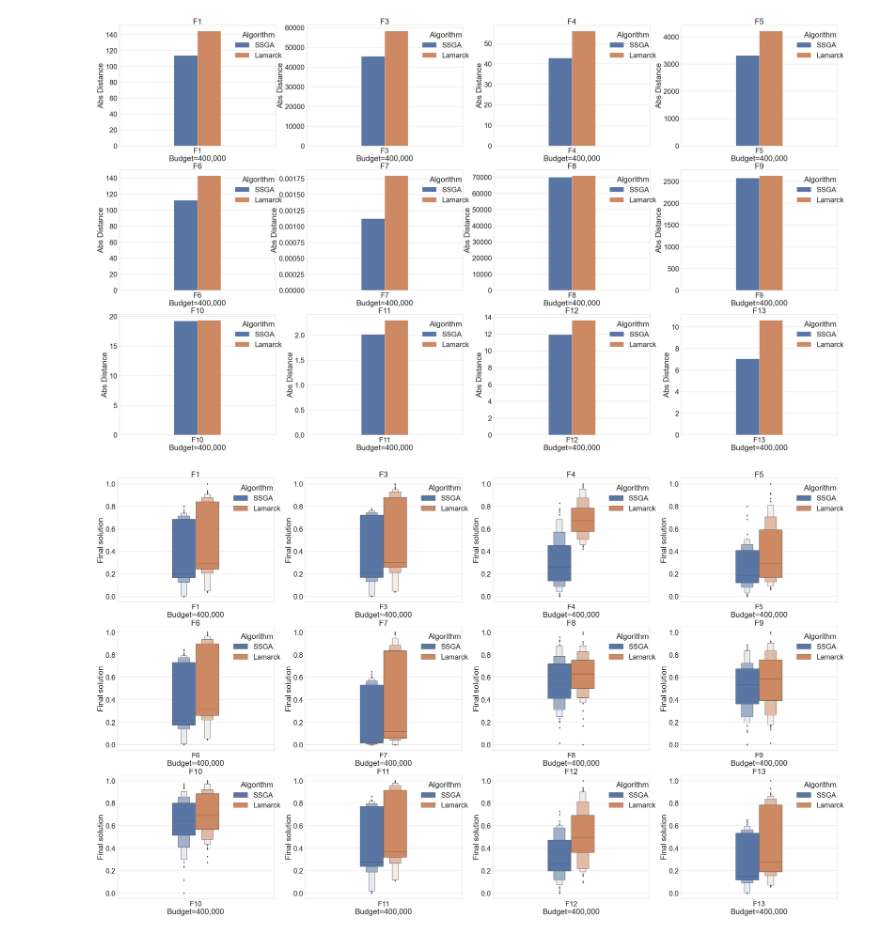
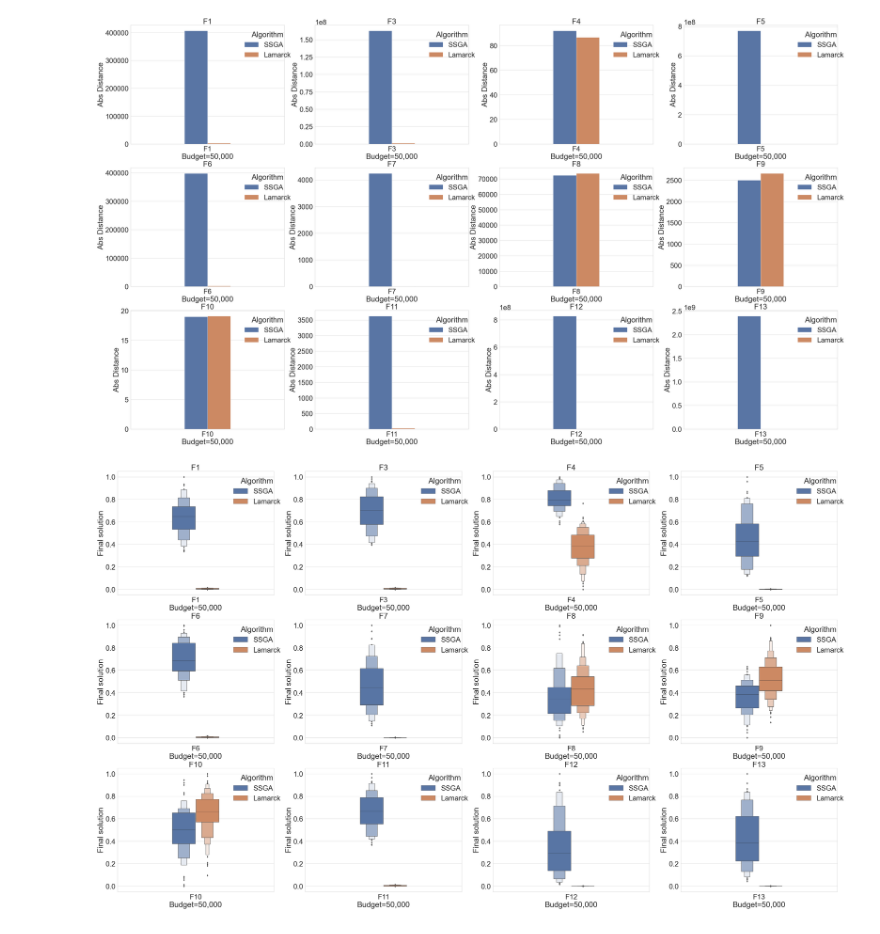
Before and after one commit to JIAOJIAOMEI/Evolution_algorithm, a Jupyter notebook: Experiment15/plots/distance.ipynb, the cells around one changed output. Drawn from its saved outputs; the diff is of its cells as text; code cells hidden in the pictures.

```diff
--- a/Experiment15/plots/distance.ipynb
+++ b/Experiment15/plots/distance.ipynb
@@ -22,5 +22,5 @@ lamarck
 # %%
-baldiwn = pd.read_csv("/Users/meijiaojiao/Desktop/Evolution_algorithm/Experiment13/Baldwin/Baldwin_rawdata.csv",header=0,index_col=[0,1])
+baldiwn = pd.read_csv("/Users/meijiaojiao/Desktop/Evolution_algorithm/Experiment12/Baldwin/Baldwin_rawdata.csv",header=0,index_col=[0,1])
 baldiwn
 # %% [output]
 |  |  | 590 | 579 | 588 | 589 | 569 | 558 | 542 | 562 |
@@ -39,5 +39,5 @@ baldiwn
 # %%
-ssga = pd.read_csv("/Users/meijiaojiao/Desktop/Evolution_algorithm/Experiment13/SSGA/SSGA_rawdata.csv",header=0,index_col=[0,1])
+ssga = pd.read_csv("/Users/meijiaojiao/Desktop/Evolution_algorithm/Experiment12/SSGA/SSGA_rawdata.csv",header=0,index_col=[0,1])
 ssga
 # %% [output]
 |  |  | 590 | 579 | 588 | 589 | 569 | 558 | 542 | 562 |
@@ -136,7 +135,7 @@ def show_graph(dataframe):
         plt.subplot(dist_rows, dist_cols, i)
         ax =sns.barplot(data=data,y="distance",x="Function",hue="Algorithm",width=0.3,errorbar=None)
         sns.move_legend(ax, "upper left", bbox_to_anchor=(0.7, 1),frameon=False)
-        plt.xlabel("Budget=400,000")
+        plt.xlabel("Budget=50,000")
         plt.ylabel(f"Abs Distance")
         plt.title(f"{func}")
         i = i + 1
@@ -163,7 +162,7 @@ def show_graph(dataframe):
         ax = sns.boxenplot(data=data, y="norm", x="Function", hue="Algorithm", width=0.3)
         sns.move_legend(ax, "upper left", bbox_to_anchor=(0.7, 1), frameon=False)
         # plt.axhline(y=op[i-1],color="red",linewidth=1)
-        plt.xlabel("Budget=400,000")
+        plt.xlabel("Budget=50,000")
         plt.ylabel(f"Final solution")
         plt.title(f"{func}")
         i = i + 1
@@ -192,27 +191,27 @@ cond
 # %%
 func_list=["F"+str(i) for i in function_list]
 def show_graph(dataframe):
     sns.set_theme(style="whitegrid",font_scale=1.5)
     sns.set_style("ticks",{'axes.grid' : True})
     dist_cols = 4
     dist_rows = 5
     plt.figure(figsize=(15 * dist_cols, 12 * dist_rows))
     i = 1
     for func in func_list:
         sns.set_theme(style="whitegrid",font_scale=3)
         data = dataframe[dataframe["Function"] == func]
         plt.subplot(dist_rows, dist_cols, i)
         ax =sns.barplot(data=data,y="distance",x="Function",hue="Algorithm",width=0.3,errorbar=None)
         sns.move_legend(ax, "upper left", bbox_to_anchor=(0.7, 1),frameon=False)
-        plt.xlabel("Budget=400,000")
+        plt.xlabel("Budget=50,000")
         plt.ylabel(f"Abs Distance")
         plt.title(f"{func}")
         i = i + 1
     plt.savefig("./distance2.png", dpi=400,bbox_inches='tight')
     plt.show()
 show_graph(dataframe=cond)
 # %% [output]
-[figure, old version]
+[figure, new version]
 # %%
 
 minmax = cond.copy()
@@ -230,7 +229,7 @@ def show_graph(dataframe):
         plt.subplot(dist_rows, dist_cols, i)
         ax = sns.boxenplot(data=data, y="norm", x="Function", hue="Algorithm", width=0.3)
         sns.move_legend(ax, "upper left", bbox_to_anchor=(0.7, 1), frameon=False)
-        plt.xlabel("Budget=400,000")
+        plt.xlabel("Budget=50,000")
         plt.ylabel(f"Final solution")
         plt.title(f"{func}")
         i = i + 1
@@ -238,4 +237,4 @@ def show_graph(dataframe):
     plt.show()
 show_graph(dataframe=minmax)
 # %% [output]
-[figure, old version]
+[figure, new version]
```
Also changed, not shown: parts of 9 cells of this notebook, 31 other files.
